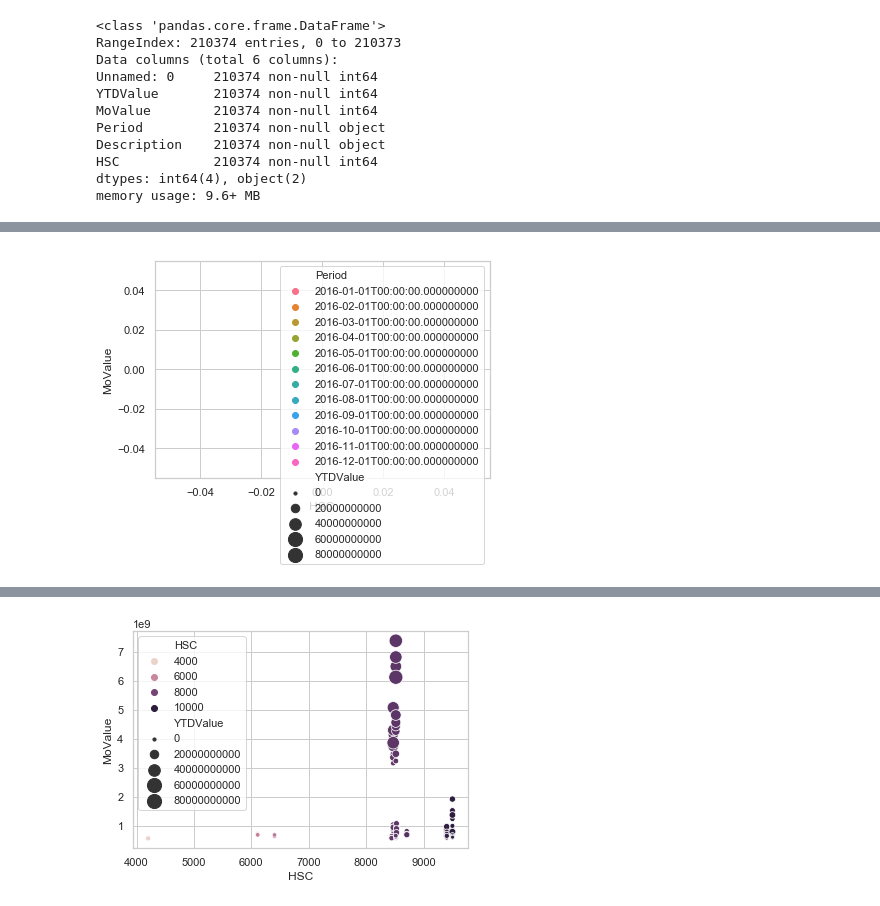
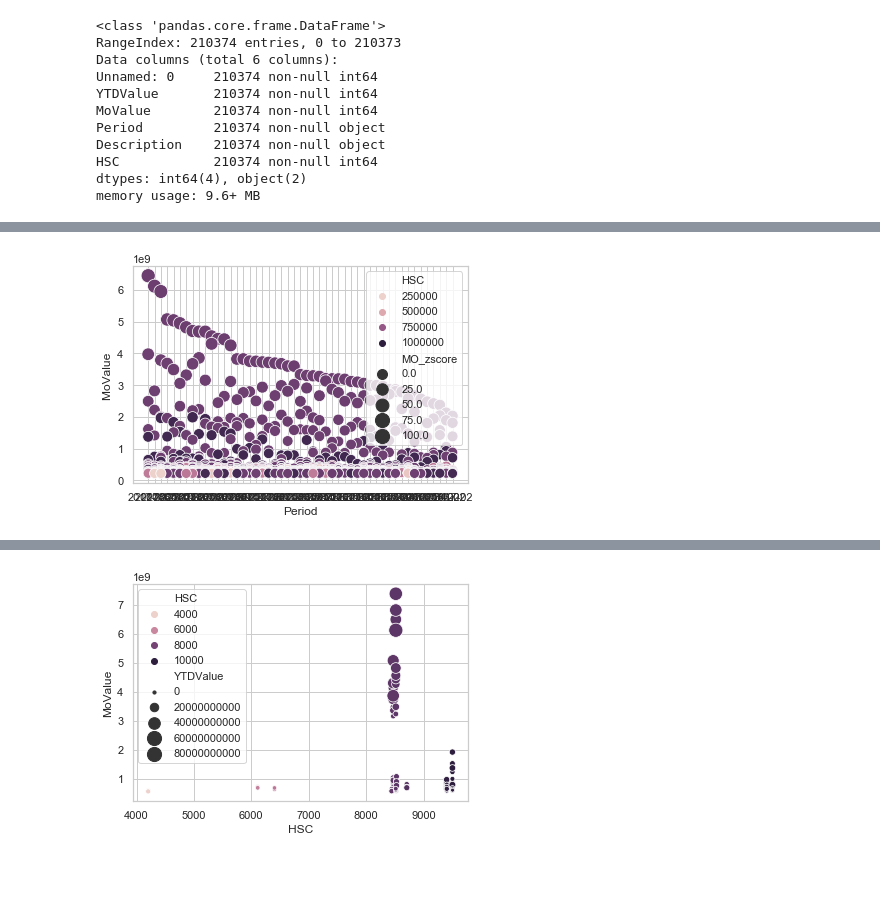
Before and after one commit to Sailendra-Mahapatra/Project2, a Jupyter notebook: Alex's Workbook/workbook.ipynb, the cells around one changed output, grey strips where cells are left out. Cells and saved outputs as stored; diff of their text form; code cells hidden in the pictures; blank space fills up the shorter version.

```diff
--- a/Alex's Workbook/workbook.ipynb
+++ b/Alex's Workbook/workbook.ipynb
@@ -672,5 +658,5 @@ prodcuts["MO_zscore"] = zscore(prodcuts["MoValue "])
 prodcuts["is_outlier"] = prodcuts["MO_zscore"].apply(
   lambda x: x <= -2.5 or x >= 2.5
 )
-super_products = prodcuts[prodcuts["is_outlier"]].sort_values(by=['HSC'], ascending = True)
+super_products = prodcuts[prodcuts["is_outlier"]].sort_values(by=['MO_zscore'], ascending = False)
 # %%
@@ -701,10 +708,10 @@ sns.lmplot( x="", y="MoValue", data=df, fit_reg=False, hue='Period', legend=Fals
 # %%
-ax = sns.scatterplot(x="HSC", y="MoValue",
-                     hue="Period", size="YTDValue",
-                      sizes=(10, 200),
-                     data=newdf)
+ax = sns.scatterplot(x="Period", y="MoValue ",
+                     hue="HSC", size="MO_zscore",
+                      sizes=(100, 200),
+                     data=super_products)
 
 # Draw a scatter plot while assigning point colors and sizes to different
 # variables in the dataset
 # %% [output]
-[figure, old version]
+[figure, new version]
```
Also changed, not shown: parts of 23 cells of this notebook, 6 other files.
